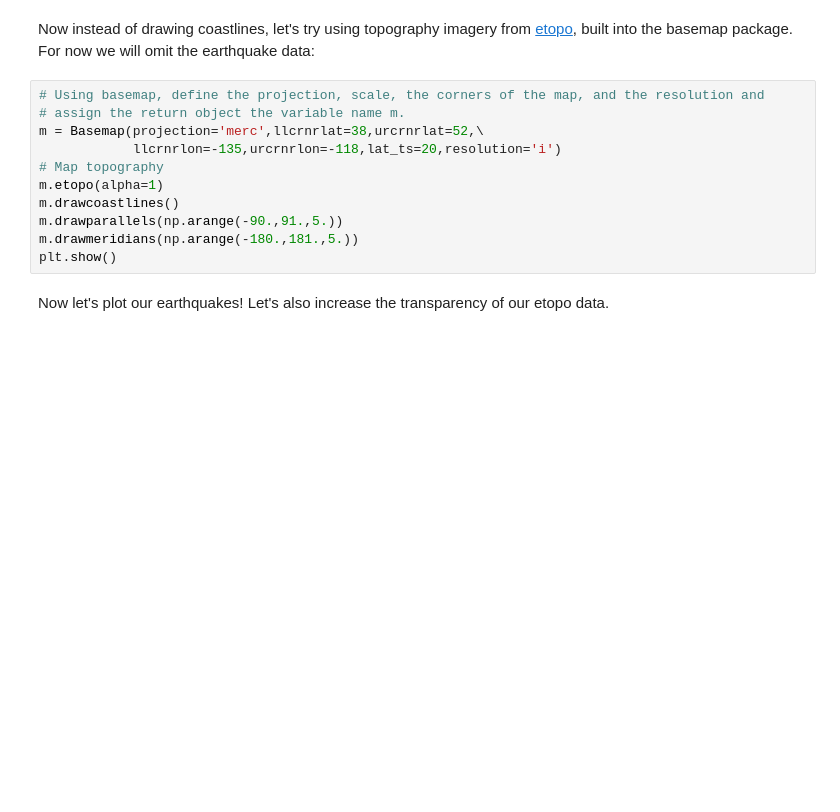
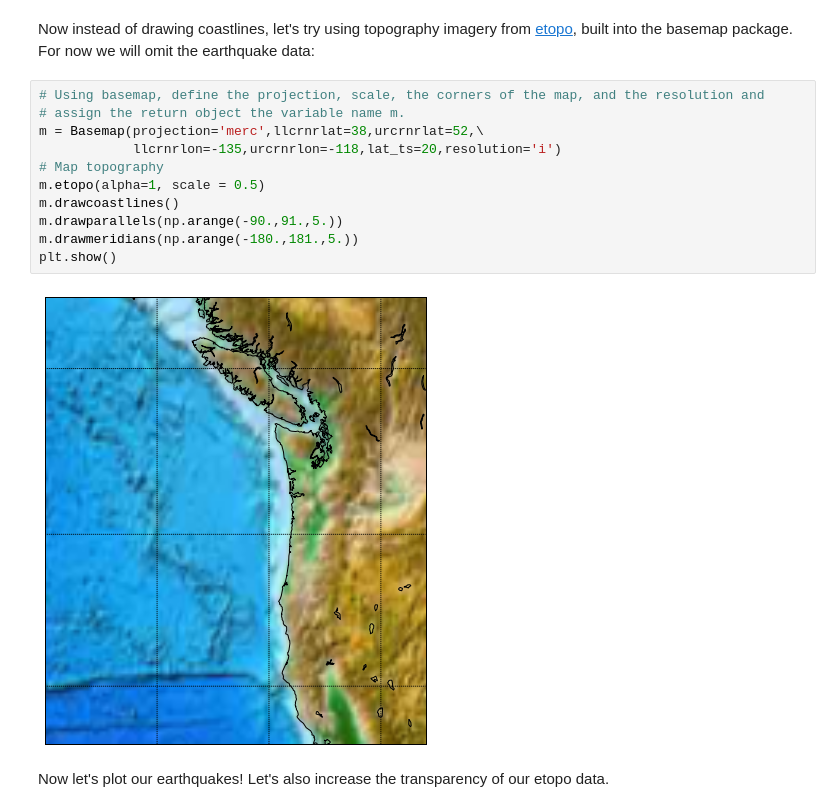
Before and after one commit to ginaschmalzle/girlswhocode_mapping_w_python, a Jupyter notebook: Matplotlib_tutorial.ipynb, the cells around one changed output. Cells and saved outputs as stored; diff of their text form; blank space fills up the shorter version.

Commit message:
Lower etopo resolution

```diff
--- a/Matplotlib_tutorial.ipynb
+++ b/Matplotlib_tutorial.ipynb
@@ -329,14 +329,16 @@ Now instead of drawing coastlines, let's try using topography imagery from [etop
 # %%
 # Using basemap, define the projection, scale, the corners of the map, and the resolution and
 # assign the return object the variable name m.
 m = Basemap(projection='merc',llcrnrlat=38,urcrnrlat=52,\
             llcrnrlon=-135,urcrnrlon=-118,lat_ts=20,resolution='i')
 # Map topography
-m.etopo(alpha=1)
+m.etopo(alpha=1, scale = 0.5)
 m.drawcoastlines()
 m.drawparallels(np.arange(-90.,91.,5.))
 m.drawmeridians(np.arange(-180.,181.,5.))
 plt.show()
+# %% [output]
+[figure, added]
 # %% [markdown]
 Now let's plot our earthquakes!  Let's also increase the transparency of our etopo data.
 # %%
```
Also changed, not shown: parts of 1 cell of this notebook.
